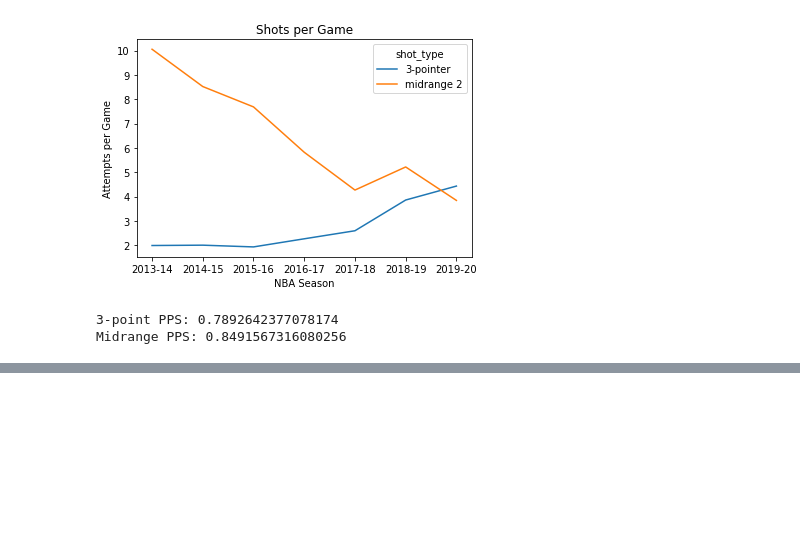
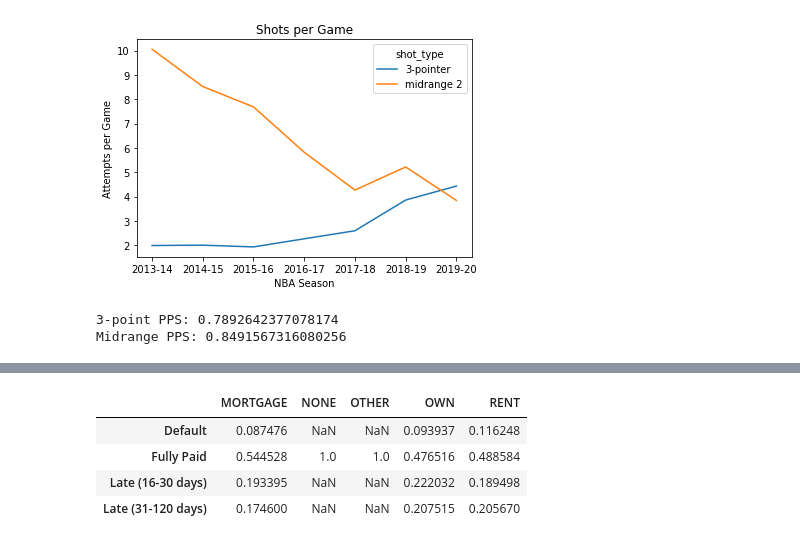
Before and after one commit to wplam107/nba_player_pos, a Jupyter notebook: notebooks/pps_seasons.ipynb, the cells around one changed output, grey strips where cells are left out. Saved outputs shown, nothing was run; the diff lists cells and outputs as text; code cells hidden in the pictures; blank space fills up the shorter version.

```diff
--- a/notebooks/pps_seasons.ipynb
+++ b/notebooks/pps_seasons.ipynb
@@ -318,0 +365,8 @@ Midrange PPS: 0.8491567316080256
+# %%
+sub_df2.div(sub_df2.sum())
+# %% [output]
+|  | MORTGAGE | NONE | OTHER | OWN | RENT |
+| Default | 0.087476 | NaN | NaN | 0.093937 | 0.116248 |
+| Fully Paid | 0.544528 | 1.0 | 1.0 | 0.476516 | 0.488584 |
+| Late (16-30 days) | 0.193395 | NaN | NaN | 0.222032 | 0.189498 |
+| Late (31-120 days) | 0.174600 | NaN | NaN | 0.207515 | 0.205670 |
```
Also changed, not shown: parts of 26 cells of this notebook, 1 other file.
